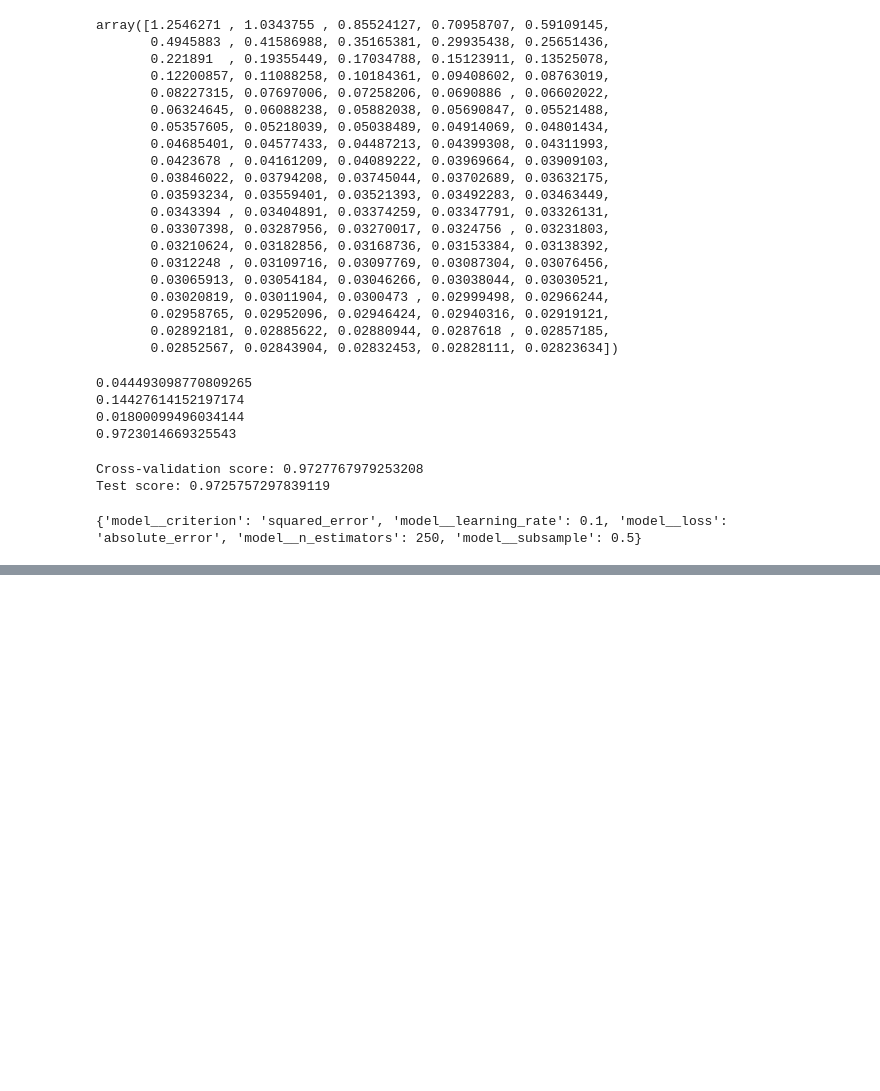
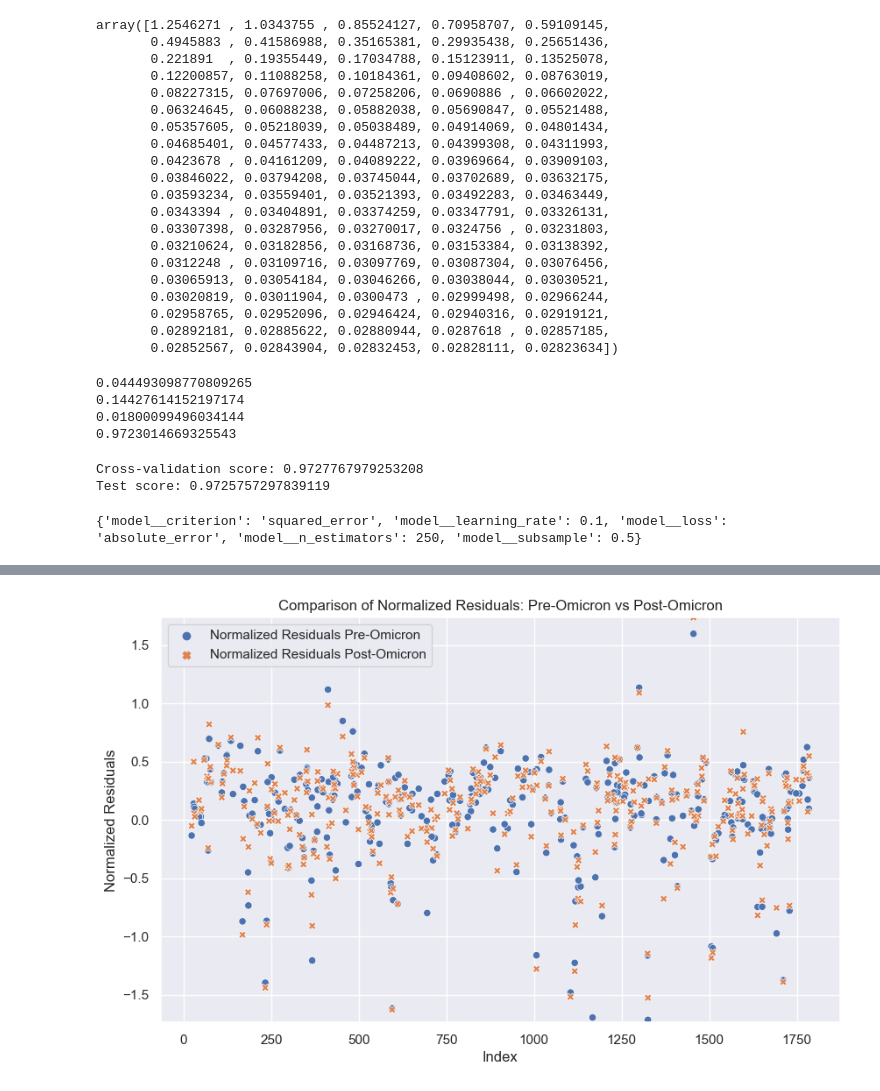
Before and after one commit to Lou-Hines/Covid_Wastewater_and_Schools, a Jupyter notebook: Wastewater_and_Schools.ipynb, the cells around one changed output, grey strips where cells are left out. Cells and saved outputs as stored; diff of their text form; code cells hidden in the pictures; blank space fills up the shorter version.

```diff
--- a/Wastewater_and_Schools.ipynb
+++ b/Wastewater_and_Schools.ipynb
@@ -2148,0 +2150,36 @@ test
+# %%
+# Let's normalize these and fix the y-axis
+
+from scipy.stats import zscore
+
+# calculate residuals
+residuals_1 = y_test - y_pred
+residuals_2 = y_test_2 - y_pred_2
+
+# normalize residuals
+residuals_1_norm = zscore(residuals_1)
+residuals_2_norm = zscore(residuals_2)
+
+# create a dataframe for easier plotting
+df_norm = pd.DataFrame({
+    'Normalized Residuals Pre-Omicron': residuals_1_norm,
+    'Normalized Residuals Post-Omicron': residuals_2_norm
+})
+
+# create scatterplot
+plt.figure(figsize=(10, 6))
+sns.scatterplot(data=df_norm)
+
+plt.xlabel('Index')
+plt.ylabel('Normalized Residuals')
+plt.title('Comparison of Normalized Residuals: Pre-Omicron vs Post-Omicron')
+
+# find maximum normalized residual
+max_residual = df_norm.max().max()
+
+# restrict y-axis to maximum normalized residual
+plt.ylim([-max_residual, max_residual])
+
+plt.show()
+# %% [output]
+[figure, added]
```
Also changed, not shown: parts of 46 cells of this notebook.
